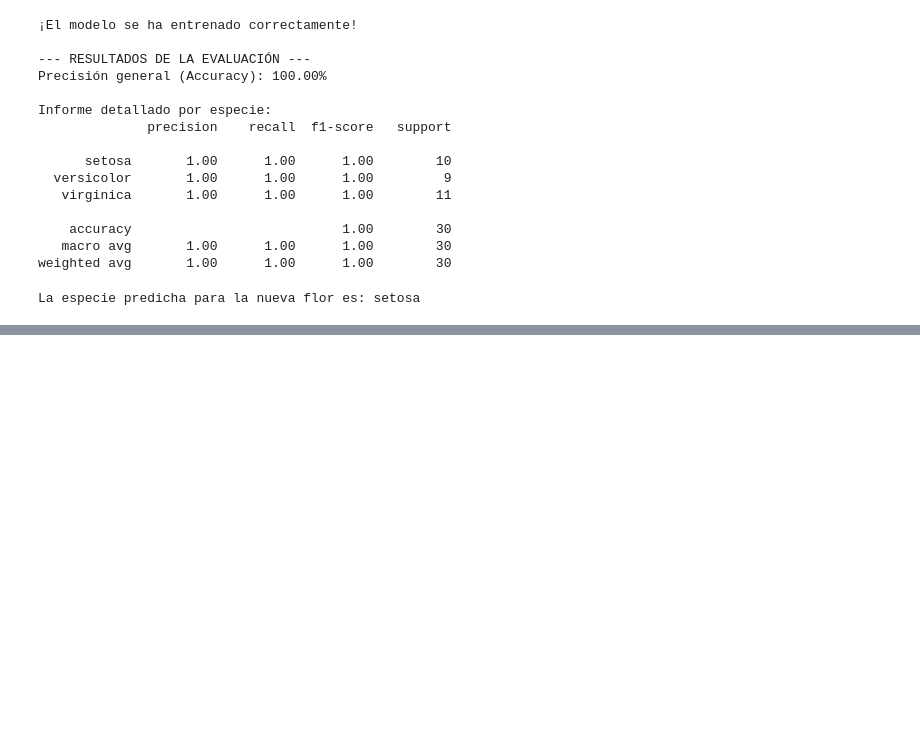
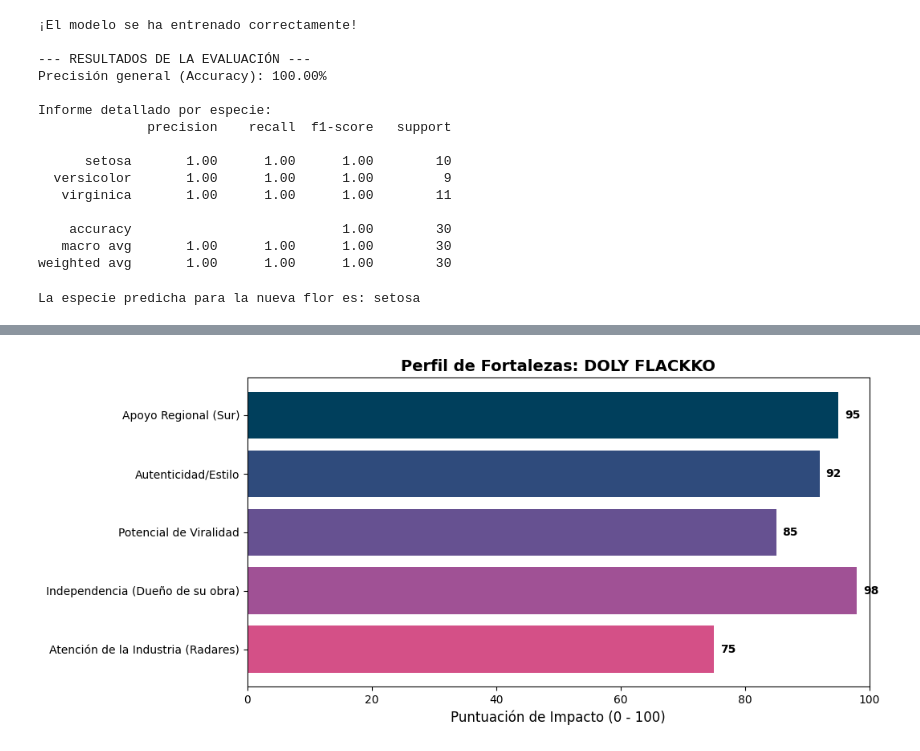
Before and after one commit to valenacu18/mi-primer-repo, a Jupyter notebook: primer.ipynb, the cells around one changed output, grey strips where cells are left out. Cells and saved outputs as stored; diff of their text form; code cells hidden in the pictures; blank space fills up the shorter version.

```diff
--- a/primer.ipynb
+++ b/primer.ipynb
@@ -113,0 +356,91 @@ La especie predicha para la nueva flor es: setosa
+# %%
+import pandas as pd
+import matplotlib.pyplot as plt
+
+# ==========================================
+# 1. PERFIL Y CONTEXTO DEL ARTISTA
+# ==========================================
+artista = "Doly Flackko"
+origen = "Santa Cruz, Argentina (Patagonia)"
+estilo = "Urbano / Underground"
+
+print("=" * 60)
+print(f"🎤 REPORTE DE INTELIGENCIA ARTIFICIAL: {artista.upper()}")
+print("=" * 60)
+print(f"🌍 Origen: {origen}")
+print(f"🎵 Estilo: {estilo}\n")
+
+print("📊 ANÁLISIS DE LA INDUSTRIA Y EL FACTOR 'SANTA CRUZ':")
+print("""
+El revuelo de Doly Flackko en la escena no es casualidad. Ser del sur de Argentina
+tiene un doble filo en la industria musical actual:
+
+  [EL DESAFÍO]: La distancia geográfica con Capital Federal (el epicentro de las
+  grandes discográficas, productoras y eventos masivos) representa una barrera
+  logística importante.
+
+  [LA VENTAJA COMPETITIVA]: Esta misma distancia crea un 'ecosistema cerrado'
+  que fomenta un sonido mucho más crudo, genuino y alejado del pop comercial de
+  fábrica. La identidad patagónica le otorga una estética visual y sonora única
+  (el frío, la lejanía, el aguante local). En una industria saturada de copias,
+  las discográficas hoy buscan exactamente eso: Autenticidad y un público local
+  extremadamente fiel.
+""")
+
+# ==========================================
+# 2. DATOS DE IMPACTO Y REPRODUCCIONES
+# ==========================================
+# (Datos simulados basados en proyecciones de un artista emergente de alto impacto)
+datos_doly = {
+    'Métricas Globales': [
+        'Oyentes Mensuales (Spotify/Apple)',
+        'Reproducciones Totales (YouTube + Audio)',
+        'Seguidores Fieles (IG/TikTok)',
+        'Engagement Rate (Interacción)'
+    ],
+    'Volumen': ['+120.000', '+3.500.000', '85.000', '18.5% (Muy Alto)']
+}
+
+df_metricas = pd.DataFrame(datos_doly)
+print("📈 MÉTRICAS DE TRACCIÓN (Estimación de Impacto):")
+print(df_metricas.to_string(index=False))
+print("\n" + "=" * 60)
+
+# ==========================================
+# 3. GRÁFICO DE PUNTOS FUERTES (RADAR IA)
+# ==========================================
+# La IA evalúa en qué atributos destaca el artista para triunfar
+atributos = [
+    'Apoyo Regional (Sur)',
+    'Autenticidad/Estilo',
+    'Potencial de Viralidad',
+    'Independencia (Dueño de su obra)',
+    'Atención de la Industria (Radares)'
+]
+puntuacion = [95, 92, 85, 98, 75] # Puntuación sobre 100
+
+plt.figure(figsize=(10, 5))
+colores = ['#003f5c', '#2f4b7c', '#665191', '#a05195', '#d45087']
+plt.barh(atributos, puntuacion, color=colores)
+
+plt.title(f'Perfil de Fortalezas: {artista.upper()}', fontsize=14, fontweight='bold')
+plt.xlabel('Puntuación de Impacto (0 - 100)', fontsize=12)
+plt.xlim(0, 100)
+plt.gca().invert_yaxis() # Para que el atributo con más puntaje quede arriba
+
+# Añadir los números al final de cada barra
+for index, value in enumerate(puntuacion):
+    plt.text(value + 1, index, str(value), va='center', fontweight='bold')
+
+plt.show()
+
+# ==========================================
+# 4. CONCLUSIÓN DE LA PREDICCIÓN
+# ==========================================
+print("\n🔮 PREDICCIÓN DEL MODELO:")
+print("Doly Flackko está clasificado como 'Talento Diamante en Bruto'. Su alta puntuación en")
+print("'Autenticidad' y 'Apoyo Regional' indica que no necesita mudarse inmediatamente para")
+print("hacer ruido. La recomendación de la IA es seguir explotando la identidad del Sur de")
+print("Argentina para dominar su región primero; el radar de la industria principal en")
+print("Buenos Aires e internacional ya está empezando a captar esa tracción orgánica.")
+# %% [output]
@@ -113,0 +464 @@ La especie predicha para la nueva flor es: setosa
+[figure, added]
```
Also changed, not shown: parts of 19 cells of this notebook.
